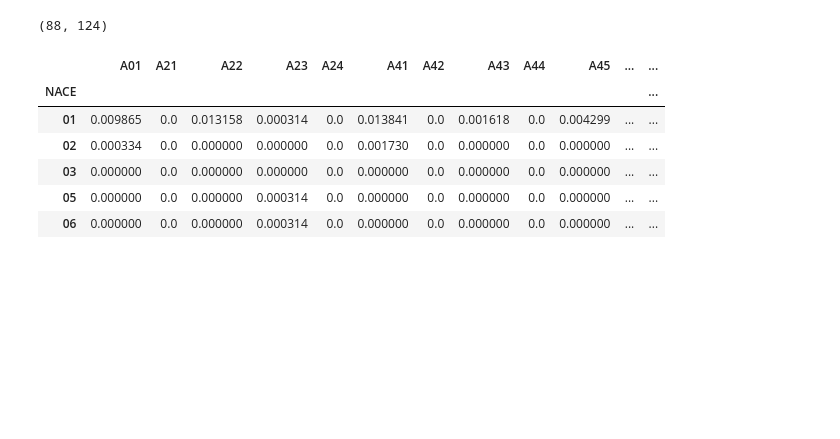
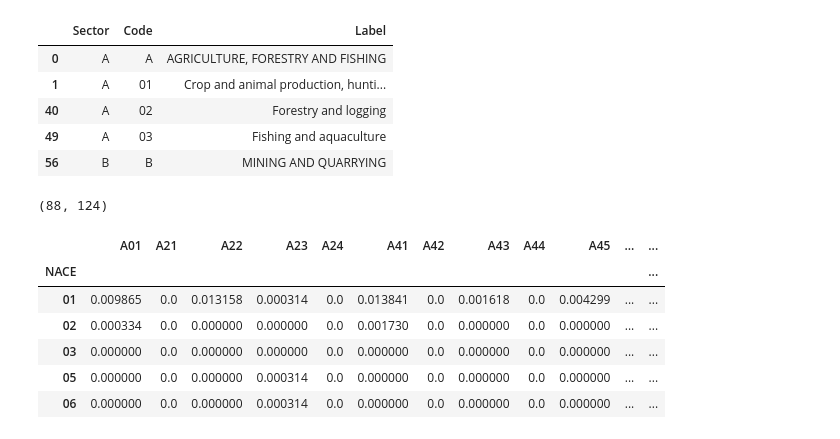
Before and after one commit to piotrsobecki/economical_impact_pri, a Jupyter notebook: data preprocessing - ipc nace.ipynb, the cells around one changed output. Cells and saved outputs as stored; diff of their text form; code cells hidden in the pictures; blank space fills up the shorter version.

```diff
--- a/data preprocessing - ipc nace.ipynb
+++ b/data preprocessing - ipc nace.ipynb
@@ -26,0 +108,9 @@ nace_ipc_df.index = nace_ipc_df.index.map(lambda x: '0'+str(x) if len(str(x)) ==
+# %%
+nace.head()
+# %% [output]
+|  | Sector | Code | Label |
+| 0 | A | A | AGRICULTURE, FORESTRY AND FISHING |
+| 1 | A | 01 | Crop and animal production, hunti... |
+| 40 | A | 02 | Forestry and logging |
+| 49 | A | 03 | Fishing and aquaculture |
+| 56 | B | B | MINING AND QUARRYING |
```
Also changed, not shown: parts of 13 cells of this notebook, 6 other files.
